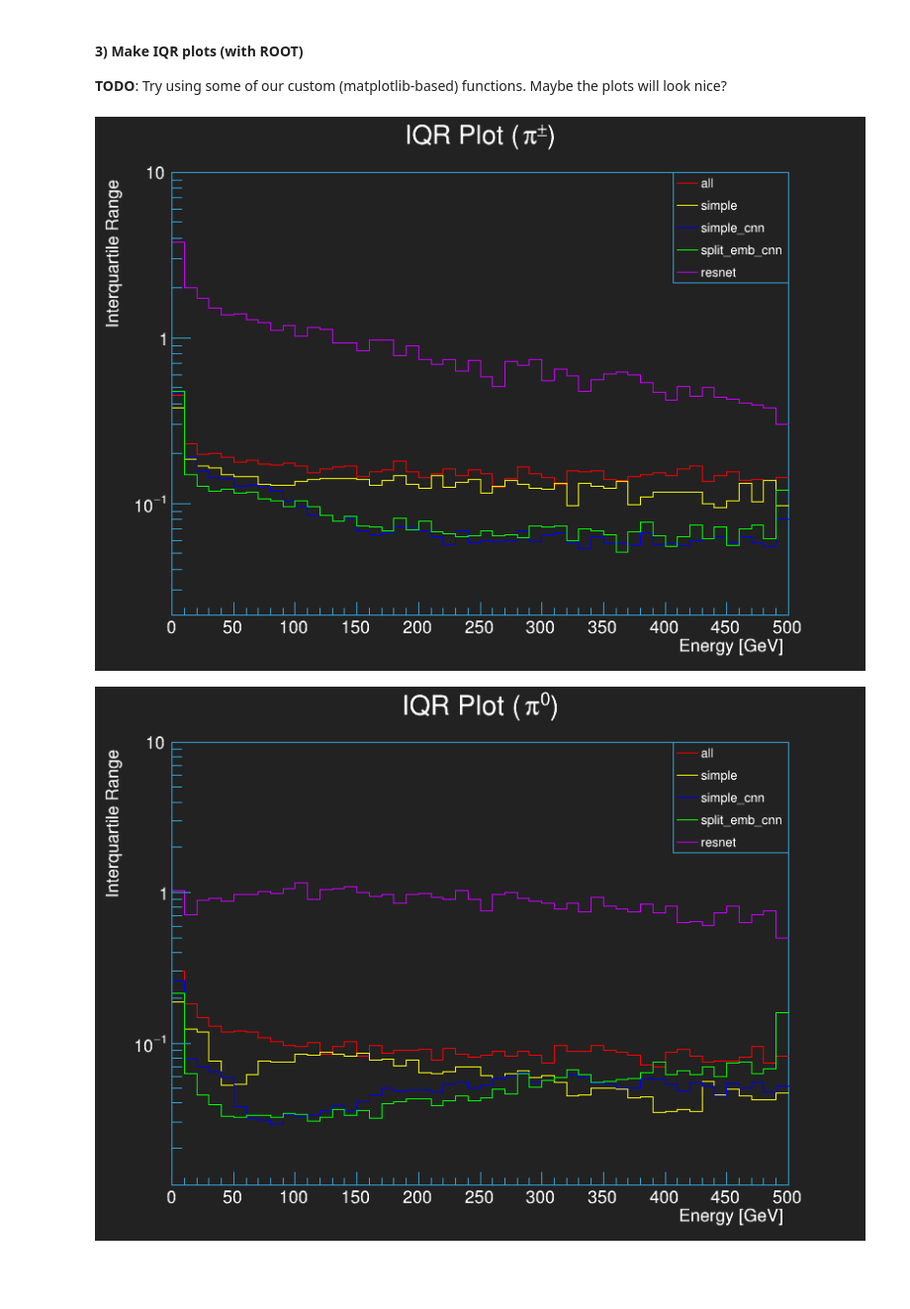
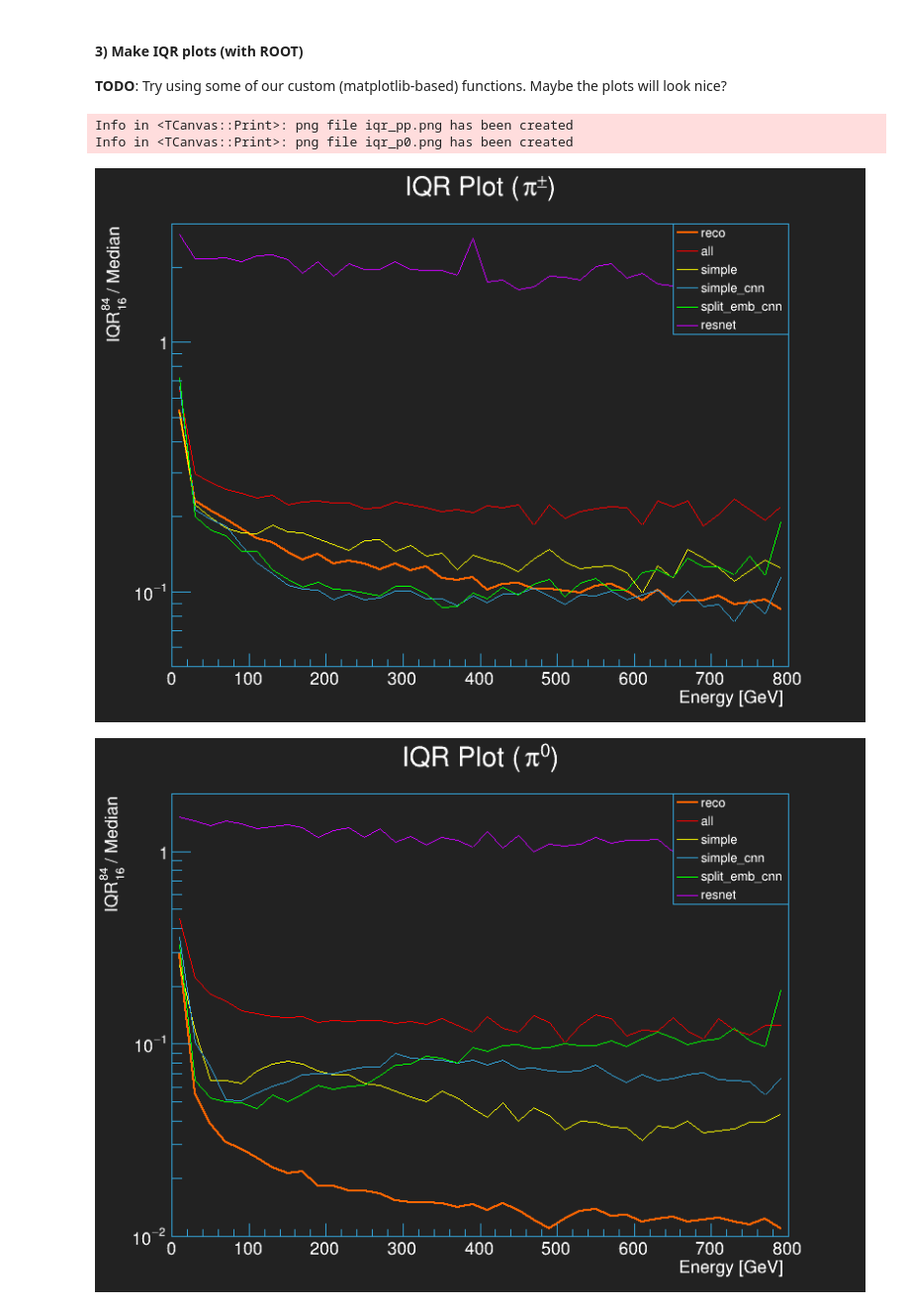
Before and after one commit to atlas-calo-ml/caloml-atlas, a Jupyter notebook: regression/IQRComparison.ipynb, the cells around one changed output. Shown at 99% size. Drawn from its saved outputs; the diff is of its cells as text; code cells hidden in the pictures; blank space fills up the shorter version.

```diff
--- a/regression/IQRComparison.ipynb
+++ b/regression/IQRComparison.ipynb
@@ -81,48 +78,70 @@ for fdict in result_files.values():
 #### 3) Make IQR plots (with ROOT)
 
 **TODO**: Try using some of our custom (matplotlib-based) functions. Maybe the plots will look nice?
+# %%
+nbins = 40
+x_range = (0.,800.) # calib hits range
 # %%
 iqr_hists = {
     model:{
-        key: rpu.IqrPlot(data['output'],data['truth'], nbins = 50, x_range=(0.,500.))
+        key: rpu.IqrPlot(data['output'],data['truth'], nbins = nbins, x_range=x_range,normalize=True)
         for key,data in results[model].items()
     }
     for model in models
 }
+# %%
+iqr_hists['reco'] = {
+    key: rpu.IqrPlot(data['reco'],data['truth'], nbins = nbins, x_range=x_range,normalize=True)
+    for key,data in results[models[0]].items()
+}
+# %%
+plot_keys = ['reco'] + models
+colors = [plotstyle.curve] +  [rt.kRed, rt.kYellow, plotstyle.main, rt.kGreen, rt.kViolet]
 # %%
 canvases = []
 stacks = []
 legends = []
 
 pname = {
     'pp':'#pi^{#pm}',
     'p0':'#pi^{0}'
 }
 
+ranges = {
+    'pp':(5.0e-2,3.),
+    'p0':(1.0e-2,2.0)
+}
+
 for pkey in pname.keys():
 
     c = rt.TCanvas(qu.RN(),'c1',800,600)
     stack = rt.THStack()
     leg = rt.TLegend(0.75,0.7,0.9,0.9)
     leg.SetTextColor(plotstyle.text)
 
-    for i,model in enumerate(models):
+    for i,model in enumerate(plot_keys):
         iqr_hists[model][pkey].SetLineColor(colors[i])
+        if(model == 'reco'): iqr_hists[model][pkey].SetLineWidth(2)
         stack.Add(iqr_hists[model][pkey])
         leg.AddEntry(iqr_hists[model][pkey],model,'l')
 
-    stack.Draw('NOSTACK HIST')
+    stack.Draw('NOSTACK HIST L')
 
-    stack.SetMaximum(10.)
+    stack.SetMinimum(ranges[pkey][0])
+    stack.SetMaximum(ranges[pkey][1])
+
     rt.gPad.SetLogy()
 
-    stack.SetTitle('IQR Plot ({});Energy [GeV];Interquartile Range'.format(pname[pkey]))
+    stack.SetTitle('IQR Plot ({});Energy [GeV];{}'.format(pname[pkey], 'IQR_{16}^{84} / Median'))
     leg.Draw()
     c.Draw()
 
     stacks.append(stack)
     canvases.append(c)
     legends.append(leg)
+    c.SaveAs('iqr_{}.png'.format(pkey))
 # %% [output]
+Info in <TCanvas::Print>: png file iqr_pp.png has been created
+Info in <TCanvas::Print>: png file iqr_p0.png has been created
-[figure, old version]
+[figure, new version]
-[figure, old version]
+[figure, new version]
```
Also changed, not shown: parts of 3 cells of this notebook, 4 other files.
